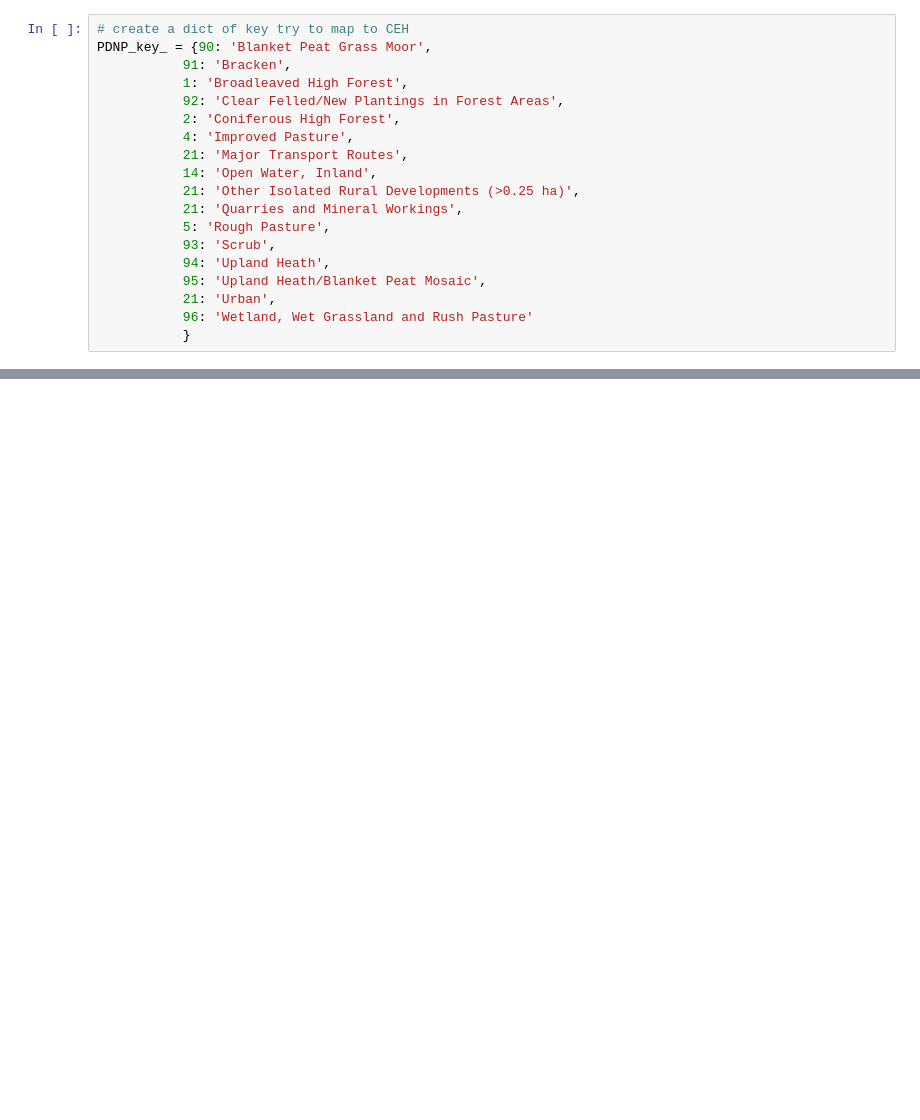
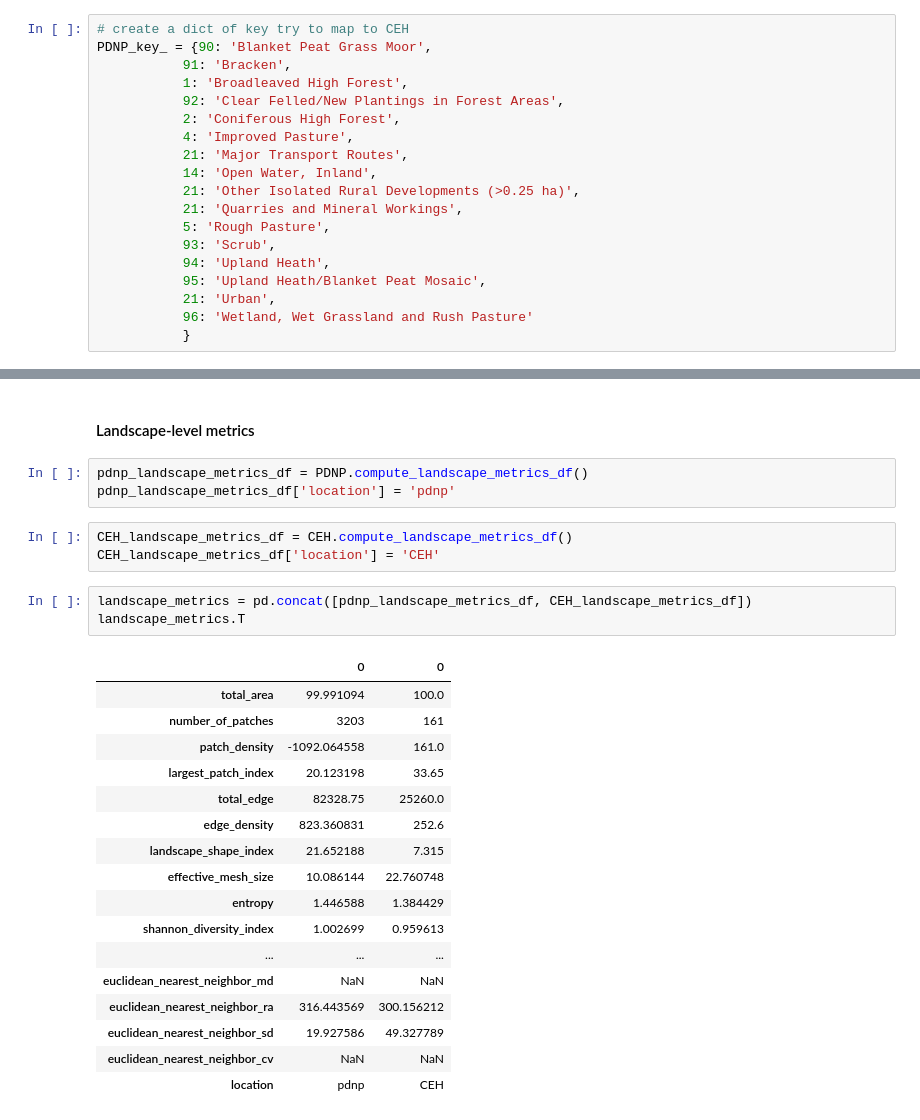
Before and after one commit to pdnpa/cnn-land-cover, a Jupyter notebook: notebooks/LCM fragmentation test.ipynb, the cells around one changed output, grey strips where cells are left out. Drawn from its saved outputs; the diff is of its cells as text; blank space fills up the shorter version.

```diff
--- a/notebooks/LCM fragmentation test.ipynb
+++ b/notebooks/LCM fragmentation test.ipynb
@@ -262,0 +311,29 @@ Name: name, dtype: int64
+# %% [markdown]
+#### Landscape-level metrics
+# %%
+pdnp_landscape_metrics_df = PDNP.compute_landscape_metrics_df()
+pdnp_landscape_metrics_df['location'] = 'pdnp'
+# %%
+CEH_landscape_metrics_df = CEH.compute_landscape_metrics_df()
+CEH_landscape_metrics_df['location'] = 'CEH'
+# %%
+landscape_metrics = pd.concat([pdnp_landscape_metrics_df, CEH_landscape_metrics_df])
+landscape_metrics.T
+# %% [output]
+|  | 0 | 0 |
+| total_area | 99.991094 | 100.0 |
+| number_of_patches | 3203 | 161 |
+| patch_density | -1092.064558 | 161.0 |
+| largest_patch_index | 20.123198 | 33.65 |
+| total_edge | 82328.75 | 25260.0 |
+| edge_density | 823.360831 | 252.6 |
+| landscape_shape_index | 21.652188 | 7.315 |
+| effective_mesh_size | 10.086144 | 22.760748 |
+| entropy | 1.446588 | 1.384429 |
+| shannon_diversity_index | 1.002699 | 0.959613 |
+| ... | ... | ... |
+| euclidean_nearest_neighbor_md | NaN | NaN |
+| euclidean_nearest_neighbor_ra | 316.443569 | 300.156212 |
+| euclidean_nearest_neighbor_sd | 19.927586 | 49.327789 |
+| euclidean_nearest_neighbor_cv | NaN | NaN |
+| location | pdnp | CEH |
```
Also changed, not shown: parts of 13 cells of this notebook.
